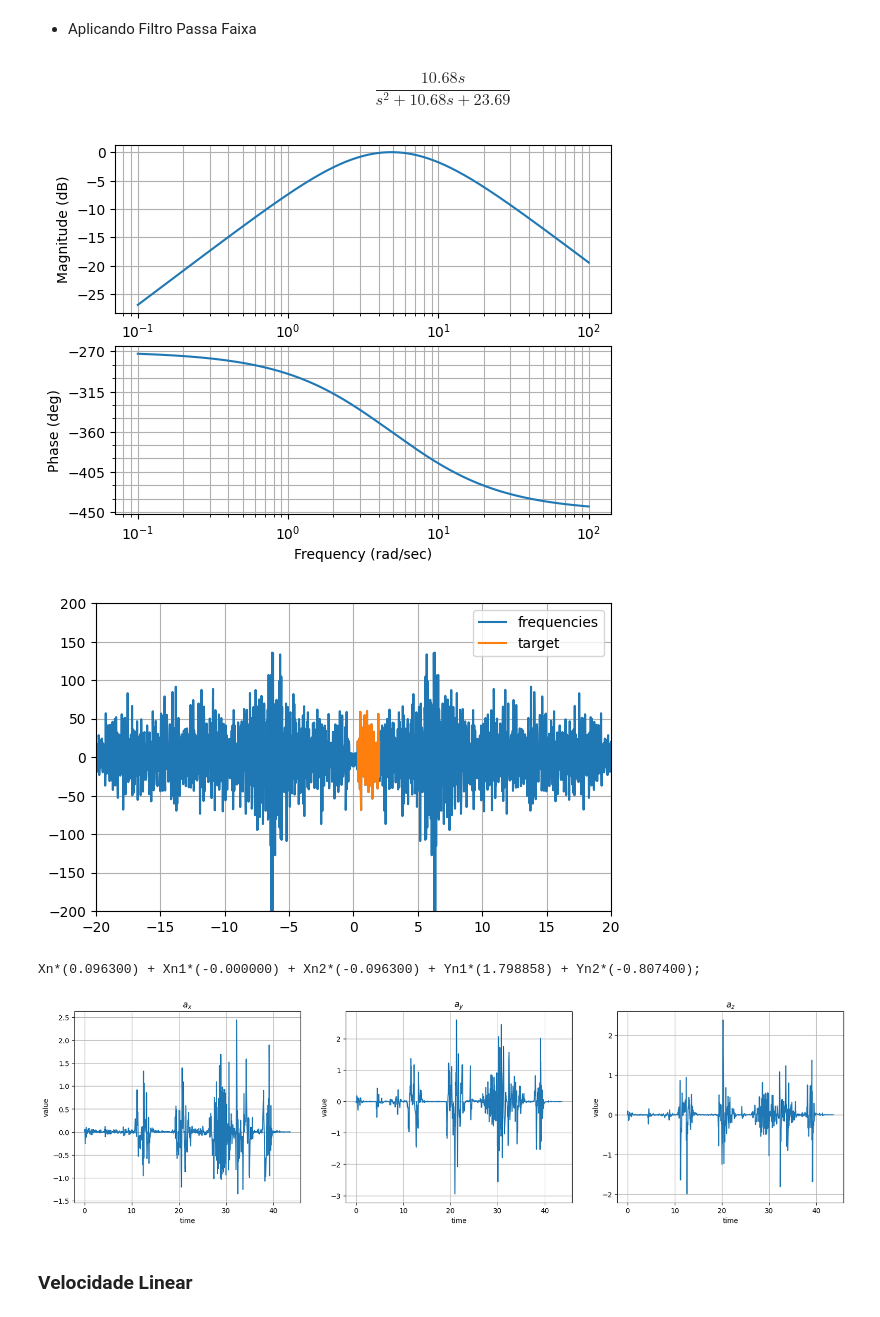
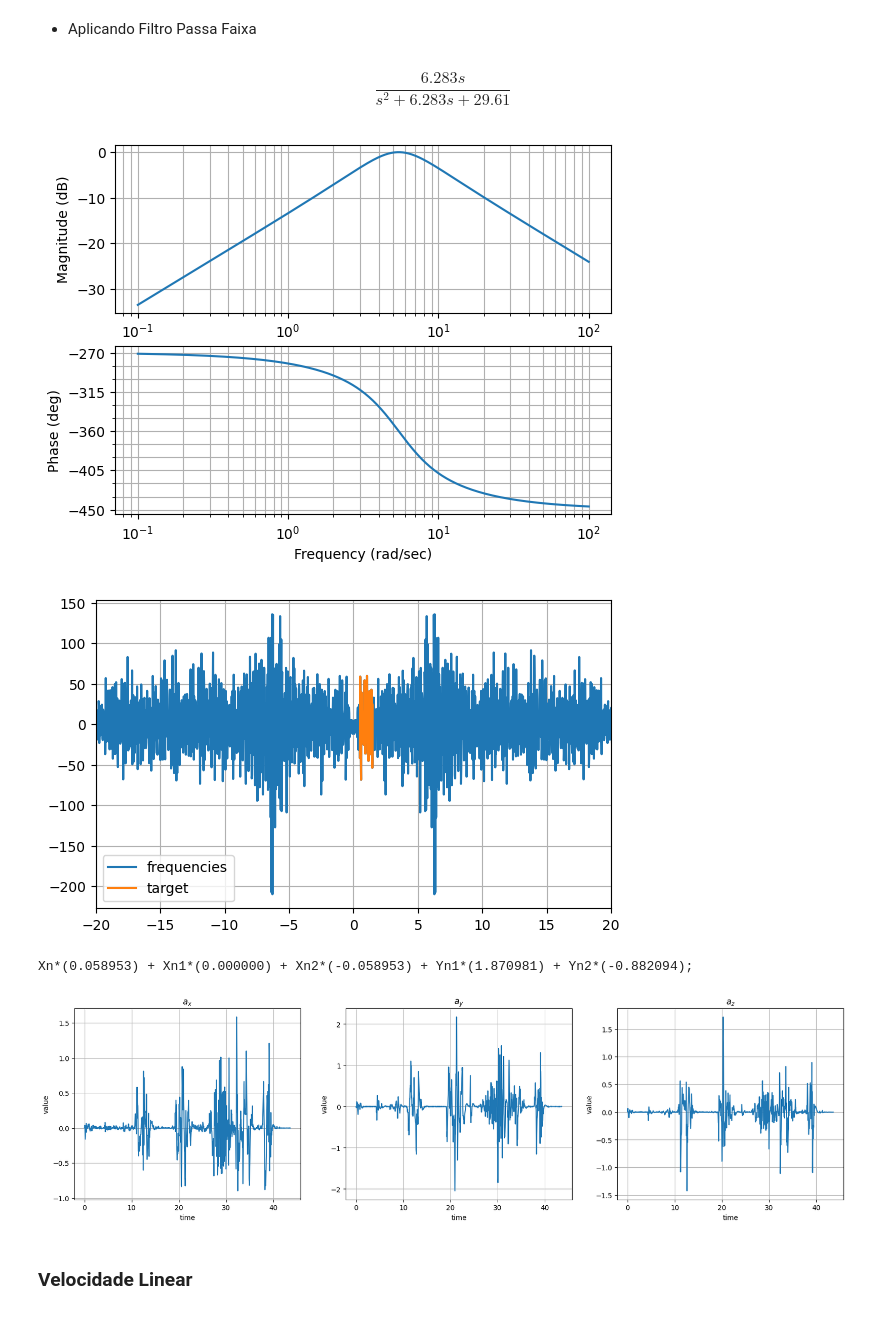
Before and after one commit to KlaussMarchi/MRU, a Jupyter notebook: Analysis/Concepts/Analysis.ipynb, the cells around one changed output. Cells and saved outputs as stored; diff of their text form; code cells hidden in the pictures.

```diff
--- a/Analysis/Concepts/Analysis.ipynb
+++ b/Analysis/Concepts/Analysis.ipynb
@@ -124,18 +124,18 @@ plotData(tData, {
 # %% [markdown]
 - Aplicando Filtro Passa Faixa
 # %%
-target = (0.3, 2.0)
+target = (0.5, 1.5)
 filter = BandFilter(dt, target)
 filter.plot()
-NumpyFilter().see([ax for (ax, ay, az) in aData], dt, target, range=(-20, 20), yLim=(-200, 200))
+NumpyFilter().see([ax for (ax, ay, az) in aData], dt, target, range=(-20, 20))
 # %% [output]
-$$\frac{10.68 s}{s^2 + 10.68 s + 23.69}$$
+$$\frac{6.283 s}{s^2 + 6.283 s + 29.61}$$
-[figure, old version]
+[figure, new version]
-[figure, old version]
+[figure, new version]
 # %%
 print(filter.getOut() + ';')
 # %% [output]
-Xn*(0.096300) + Xn1*(-0.000000) + Xn2*(-0.096300) + Yn1*(1.798858) + Yn2*(-0.807400);
+Xn*(0.058953) + Xn1*(0.000000) + Xn2*(-0.058953) + Yn1*(1.870981) + Yn2*(-0.882094);
 # %%
 aData = np.column_stack([
     filter.apply([ax for (ax, ay, az) in aData]),
@@ -149,7 +149,7 @@ plotData(tData, {
     'a_z': [az for (ax, ay, az) in aData],
 })
 # %% [output]
-[figure, old version]
+[figure, new version]
 # %% [markdown]
 ### Velocidade Linear
 # %%
```
Also changed, not shown: parts of 3 cells of this notebook, 12 other files.
